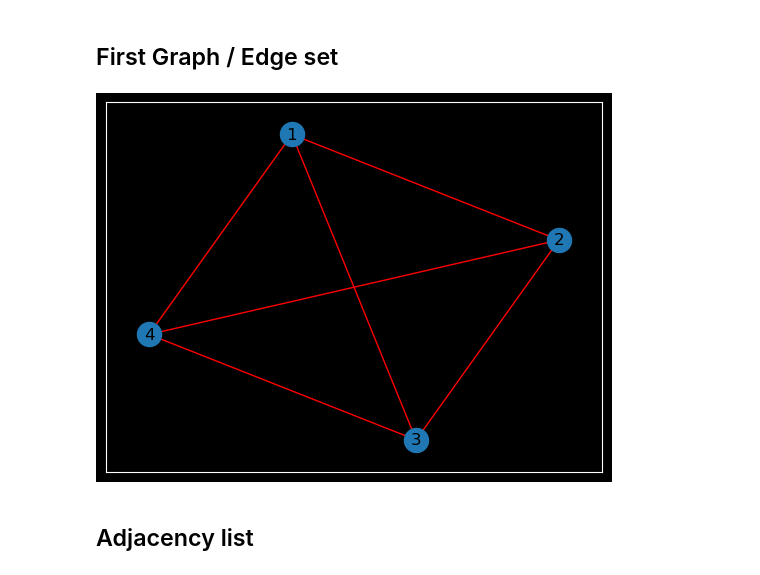
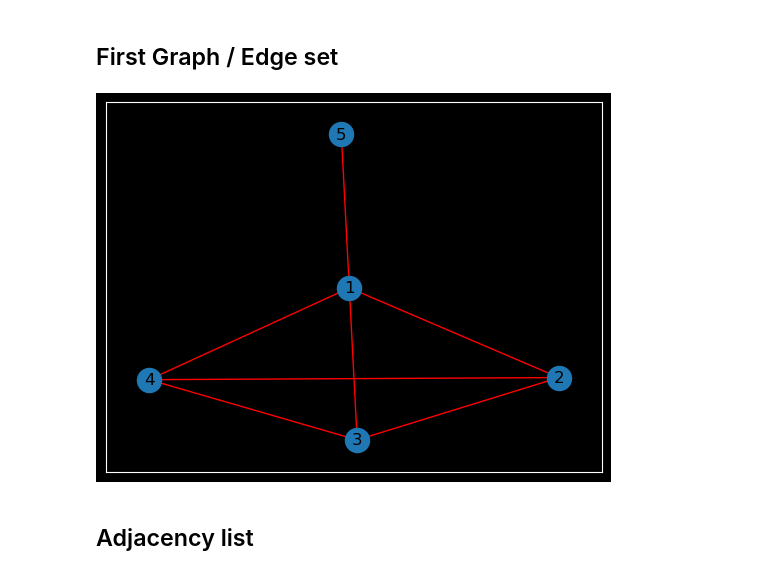
Before and after one commit to francoisbonnard/Math, a Jupyter notebook: graph/networkx.ipynb, the cells around one changed output. Cells and saved outputs as stored; diff of their text form; code cells hidden in the pictures.

Commit message:
graph theory from pdf

```diff
--- a/networkx.ipynb
+++ b/graph/networkx.ipynb
@@ -23,13 +23,13 @@ plt.show()
 # %%
 G= nx.Graph()
 L1 = [(0,1),(1,2),(0,6),(5,6),(1,6),(2,5),(2,3),(2,4),(2,6),(1,7)]
-L2 = [(1,3),(2,3),(3,4),(1,2),(1,4),(2,4)]
+L2 = [(1,3),(2,3),(3,4),(1,2),(1,4),(2,4),(1,5)]
 G.add_edges_from(L2)
 # nx.draw(G,with_labels=1,font_color='white', node_color='skyblue', edge_color='red',)
 nx.draw_networkx(G,edge_color='red')
 plt.show()
 # %% [output]
-[figure, old version]
+[figure, new version]
 # %% [markdown]
 ## Adjacency list
 # %%
```
Also changed, not shown: parts of 2 cells of this notebook, 50 other files.
